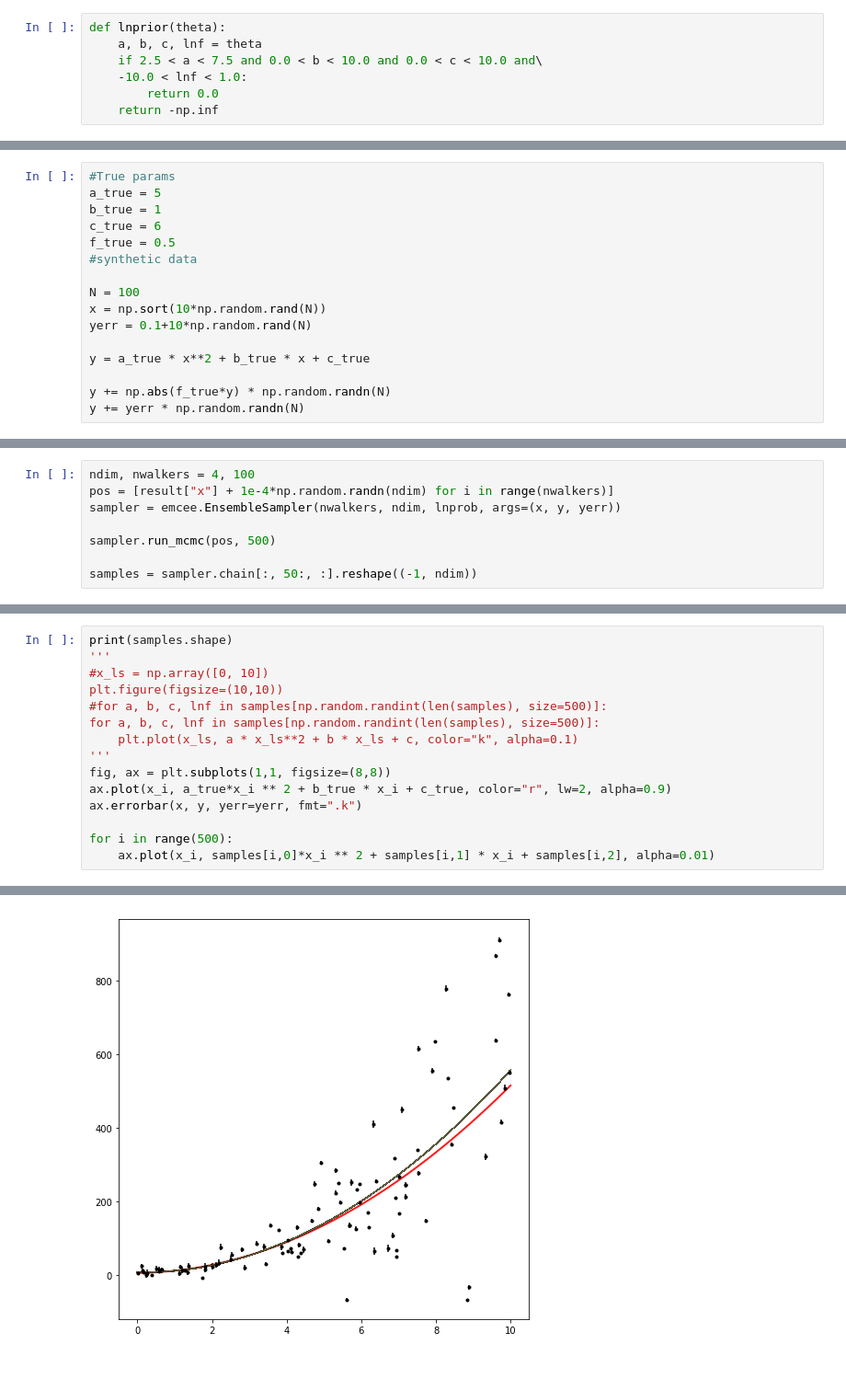
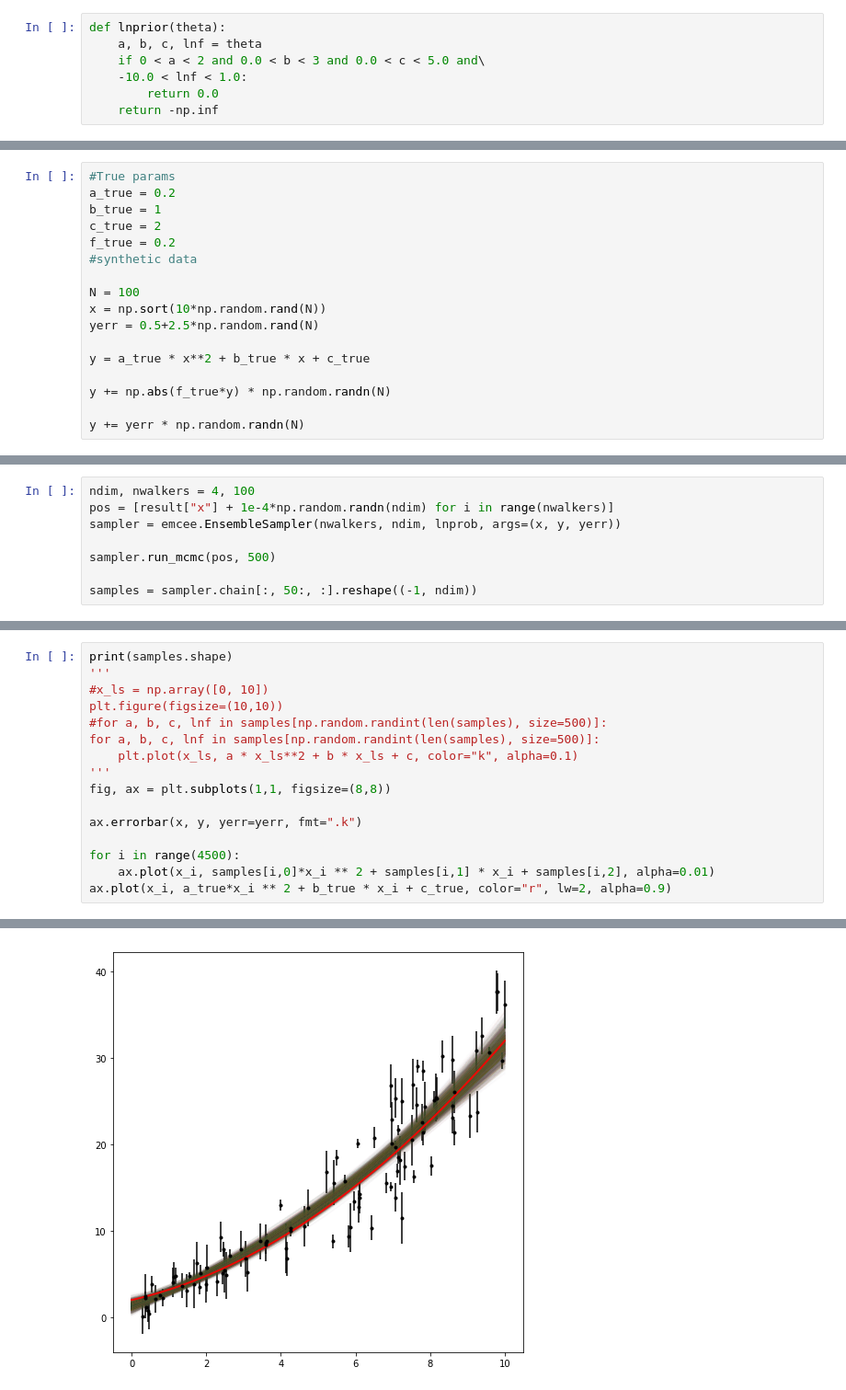
Before and after one commit to Caradryan/Example-Fitting-a-Model-to-Data, a Jupyter notebook: FIT_pol2.ipynb, the cells around one changed output, grey strips where cells are left out. Shown: that part at 92% size. Cells and saved outputs as stored; diff of their text form.

```diff
--- a/FIT_pol2.ipynb
+++ b/FIT_pol2.ipynb
@@ -23,7 +23,7 @@ def lnlike(theta, x, y, yerr):
 # %%
 def lnprior(theta):
     a, b, c, lnf = theta
-    if 2.5 < a < 7.5 and 0.0 < b < 10.0 and 0.0 < c < 10.0 and\
+    if 0 < a < 2 and 0.0 < b < 3 and 0.0 < c < 5.0 and\
     -10.0 < lnf < 1.0:
         return 0.0
     return -np.inf
@@ -37,19 +37,20 @@ def lnprob(theta, x, y, yerr):
 Apsibrėžiu tikrąsias a, b, c ir f vertes. Sugeneruoju duomenis.
 # %%
 #True params
-a_true = 5
+a_true = 0.2
 b_true = 1
-c_true = 6
-f_true = 0.5
+c_true = 2
+f_true = 0.2
 #synthetic data
 
 N = 100
 x = np.sort(10*np.random.rand(N))
-yerr = 0.1+10*np.random.rand(N)
+yerr = 0.5+2.5*np.random.rand(N)
 
 y = a_true * x**2 + b_true * x + c_true
 
 y += np.abs(f_true*y) * np.random.randn(N)
+
 y += yerr * np.random.randn(N)
 # %%
 fig, ax = plt.subplots(1,1, figsize=(8,8))
@@ -139,10 +134,11 @@ for a, b, c, lnf in samples[np.random.randint(len(samples), size=500)]:
     plt.plot(x_ls, a * x_ls**2 + b * x_ls + c, color="k", alpha=0.1)
 '''
 fig, ax = plt.subplots(1,1, figsize=(8,8))
-ax.plot(x_i, a_true*x_i ** 2 + b_true * x_i + c_true, color="r", lw=2, alpha=0.9)
+
 ax.errorbar(x, y, yerr=yerr, fmt=".k")
 
-for i in range(500):
+for i in range(4500):
     ax.plot(x_i, samples[i,0]*x_i ** 2 + samples[i,1] * x_i + samples[i,2], alpha=0.01)
+ax.plot(x_i, a_true*x_i ** 2 + b_true * x_i + c_true, color="r", lw=2, alpha=0.9)
 # %% [output]
 (45000, 4)
@@ -149,4 +146,4 @@ for i in range(500):
-[figure, old version]
+[figure, new version]
 # %%
 samples[:, 3] = np.exp(samples[:, 3])
 a_mcmc, b_mcmc, c_mcmc, f_mcmc = map(lambda v: (v[1], v[2]-v[1], v[1]-v[0]),
```
Also changed, not shown: parts of 6 cells of this notebook.
